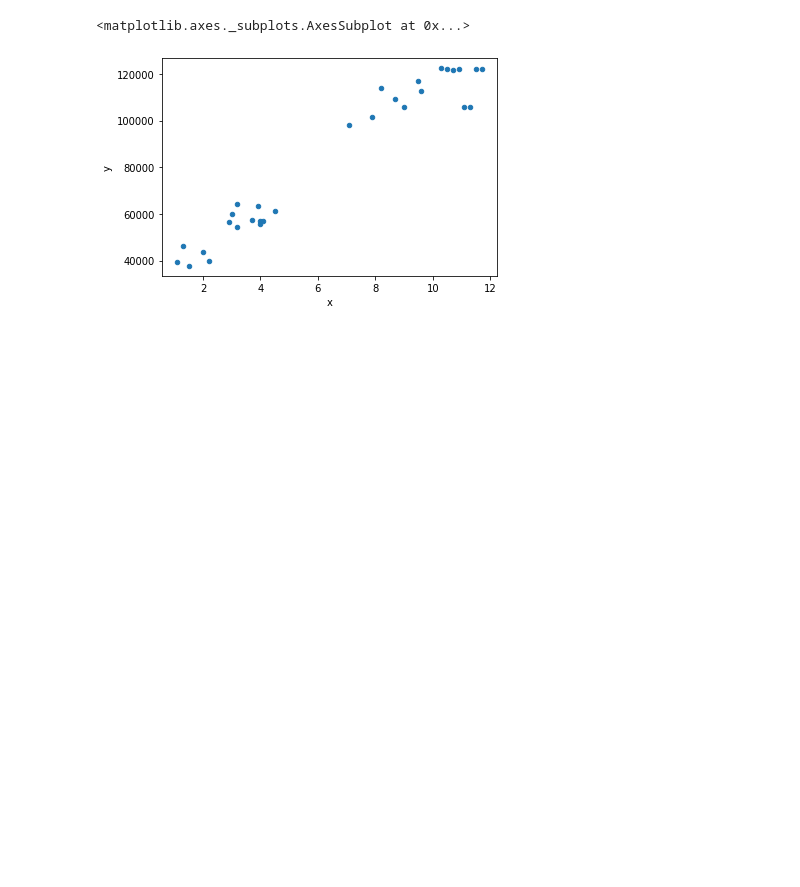
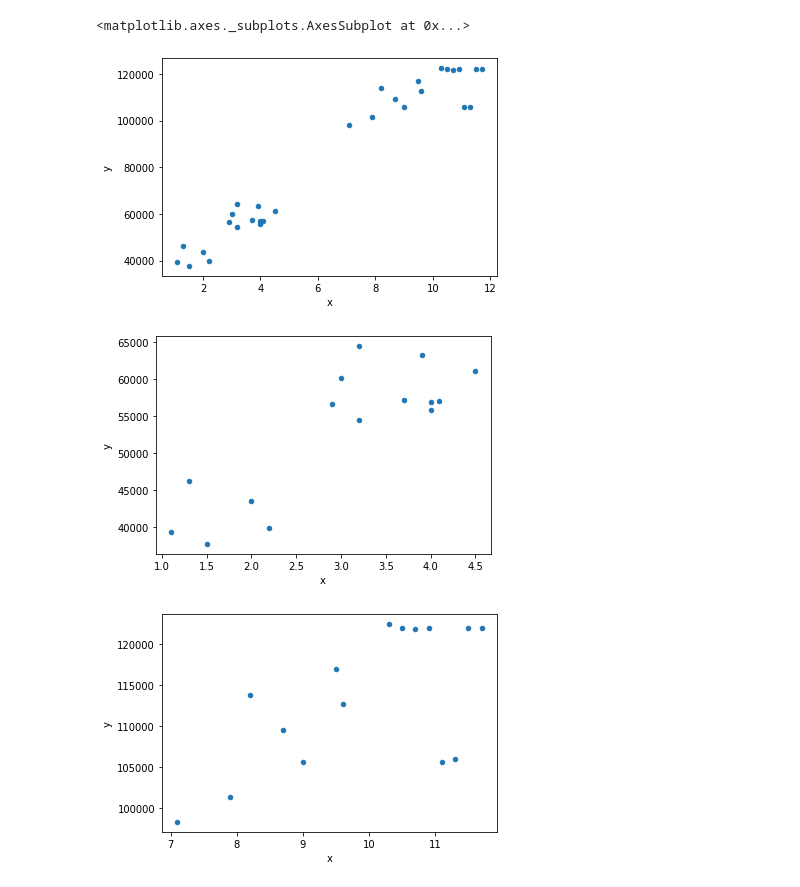
Before and after one commit to An1ndya/IIT-Kharagpur, a Jupyter notebook: ML02_Lab.ipynb, the cells around one changed output. Cells and saved outputs as stored; diff of their text form; code cells hidden in the pictures; blank space fills up the shorter version.

```diff
--- a/ML02_Lab.ipynb
+++ b/ML02_Lab.ipynb
@@ -40,3 +40,13 @@ df.plot.scatter(x='x', y='y')
 # %% [output]
 <matplotlib.axes._subplots.AxesSubplot at 0x...>
 [figure]
+# %%
+a = df.loc[(df.label == 0)]
+b = df.loc[(df.label == 1)]
+
+a.plot.scatter(x='x', y='y')
+b.plot.scatter(x='x', y='y')
+plt.show()
+# %% [output]
+[figure, added]
+[figure, added]
```
